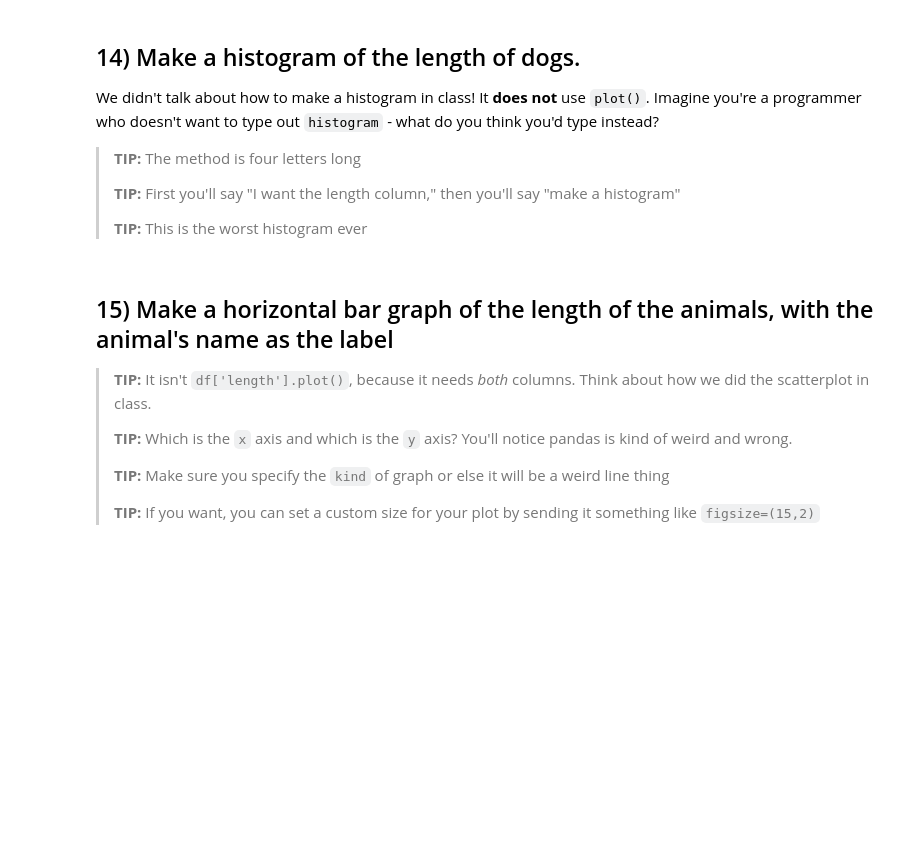
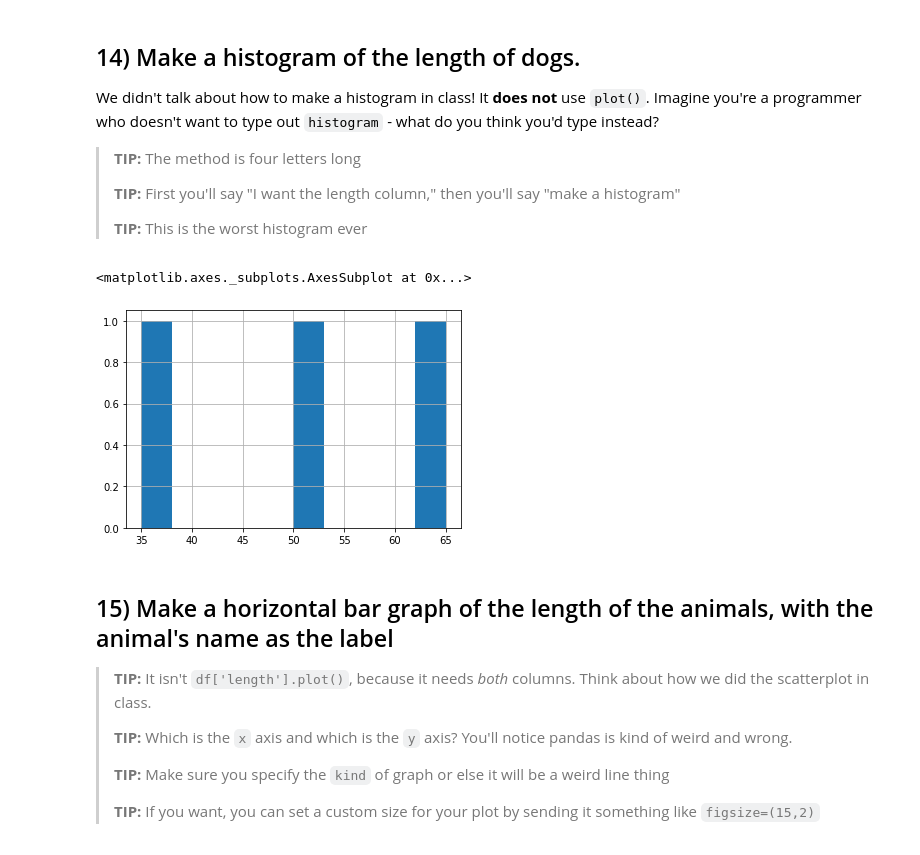
Before and after one commit to aliyaute/foundations_homework, a Jupyter notebook: 05-homework/01-Animals.ipynb, the cells around one changed output. Saved outputs shown, nothing was run; the diff lists cells and outputs as text; code cells hidden in the pictures; blank space fills up the shorter version.

```diff
--- a/05-homework/01-Animals.ipynb
+++ b/05-homework/01-Animals.ipynb
@@ -160,6 +160,8 @@ df[(df.animal == 'dog') & (df.length > 40)]
 | 3 | dog | Devon | 50 |
 # %% [markdown]
 ## 9) `length` is the animal's length in centimeters. Create a new column called `inches` that is the length in inches.
+# %%
+df['inches'] = df.length / 2.54
 # %% [markdown]
 ## 10) Save the cats to a separate variable called `cats`. Save the dogs to a separate variable called `dogs`.
 
@@ -168,0 +180,3 @@ Once you do this, every time you use `cats` you'll only be talking about the cat
+# %%
+dog = df[df.animal == 'dog']
+dog.head()
@@ -189,3 +232,9 @@ We didn't talk about how to make a histogram in class! It **does not** use `plot
+# %%
+
+dog.length.hist()
+# %% [output]
+<matplotlib.axes._subplots.AxesSubplot at 0x...>
+[figure, added]
 # %% [markdown]
 ## 15) Make a horizontal bar graph of the length of the animals, with the animal's name as the label
 
```
Also changed, not shown: parts of 14 cells of this notebook, 2 other files.
